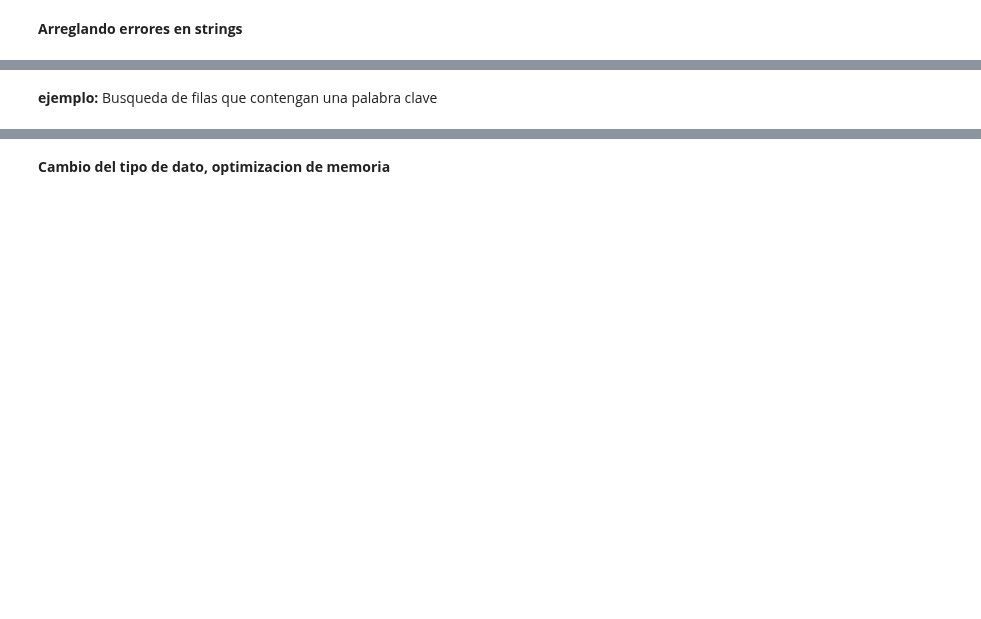
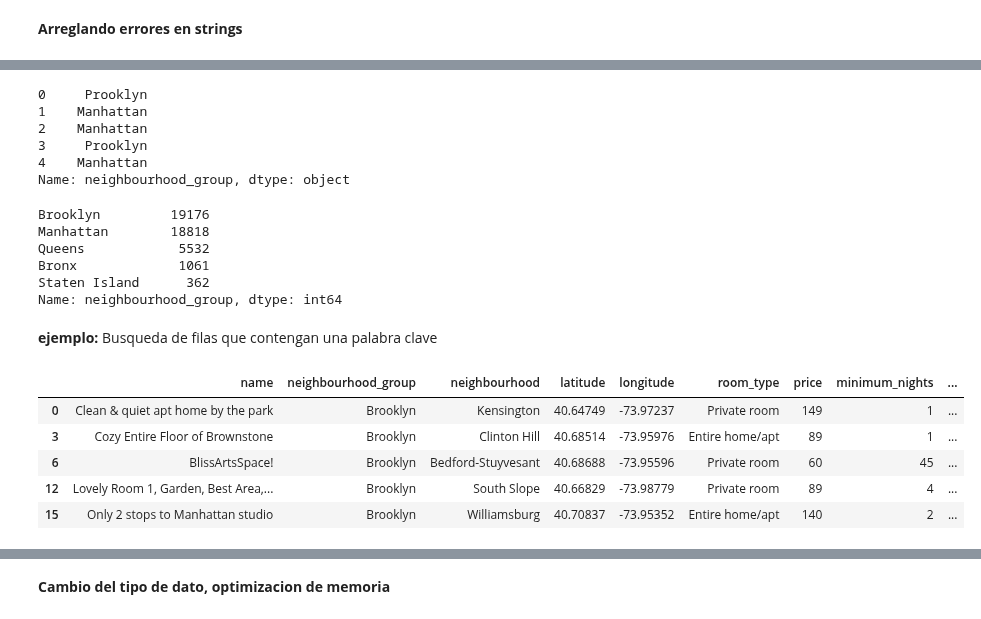
Before and after one commit to Ironhack-Data-Madrid-Enero-2023/apuntes_clase, a Jupyter notebook: semana_2/4.1 - Data Cleaning 2.ipynb, the cells around one changed output, grey strips where cells are left out. Cells and saved outputs as stored; diff of their text form; code cells hidden in the pictures; blank space fills up the shorter version.

```diff
--- a/semana_2/4.1 - Data Cleaning 2.ipynb
+++ b/semana_2/4.1 - Data Cleaning 2.ipynb
@@ -335,0 +470,6 @@ Series([], dtype: float64)
+# %%
+mal_index=airbnb.sample(2, random_state=34).index
+
+mal_escrito=['mahatatatat', 'brookokok']
+
+airbnb.loc[mal_index, 'neighbourhood_group']=mal_escrito
@@ -336,2 +493,36 @@ Series([], dtype: float64)
+# %%
+# df.columna.str podeis usar todos los metodos de strings que conoceis
+
+
+airbnb.neighbourhood_group.str.replace('B', 'P').head()
+# %% [output]
+0     Prooklyn
+1    Manhattan
+2    Manhattan
+3     Prooklyn
+4    Manhattan
+Name: neighbourhood_group, dtype: object
+# %%
+airbnb.neighbourhood_group.replace(['mahatatatat', 'brookokok'],
+                                    ['Manhattan', 'Brooklyn'],
+                                    inplace=True)
+# %%
+airbnb.neighbourhood_group.value_counts()
+# %% [output]
+Brooklyn         19176
+Manhattan        18818
+Queens            5532
+Bronx             1061
+Staten Island      362
+Name: neighbourhood_group, dtype: int64
 # %% [markdown]
 **ejemplo:** Busqueda de filas que contengan una palabra clave
+# %%
+airbnb[airbnb.neighbourhood_group.str.contains('Bro')].head()
+# %% [output]
+|  | name | neighbourhood_group | neighbourhood | latitude | longitude | room_type | price | minimum_nights | ... |
+| 0 | Clean & quiet apt home by the park | Brooklyn | Kensington | 40.64749 | -73.97237 | Private room | 149 | 1 | ... |
+| 3 | Cozy Entire Floor of Brownstone | Brooklyn | Clinton Hill | 40.68514 | -73.95976 | Entire home/apt | 89 | 1 | ... |
+| 6 | BlissArtsSpace! | Brooklyn | Bedford-Stuyvesant | 40.68688 | -73.95596 | Private room | 60 | 45 | ... |
+| 12 | Lovely Room 1, Garden, Best Area,... | Brooklyn | South Slope | 40.66829 | -73.98779 | Private room | 89 | 4 | ... |
+| 15 | Only 2 stops to Manhattan studio | Brooklyn | Williamsburg | 40.70837 | -73.95352 | Entire home/apt | 140 | 2 | ... |
```
Also changed, not shown: parts of 49 cells of this notebook.
